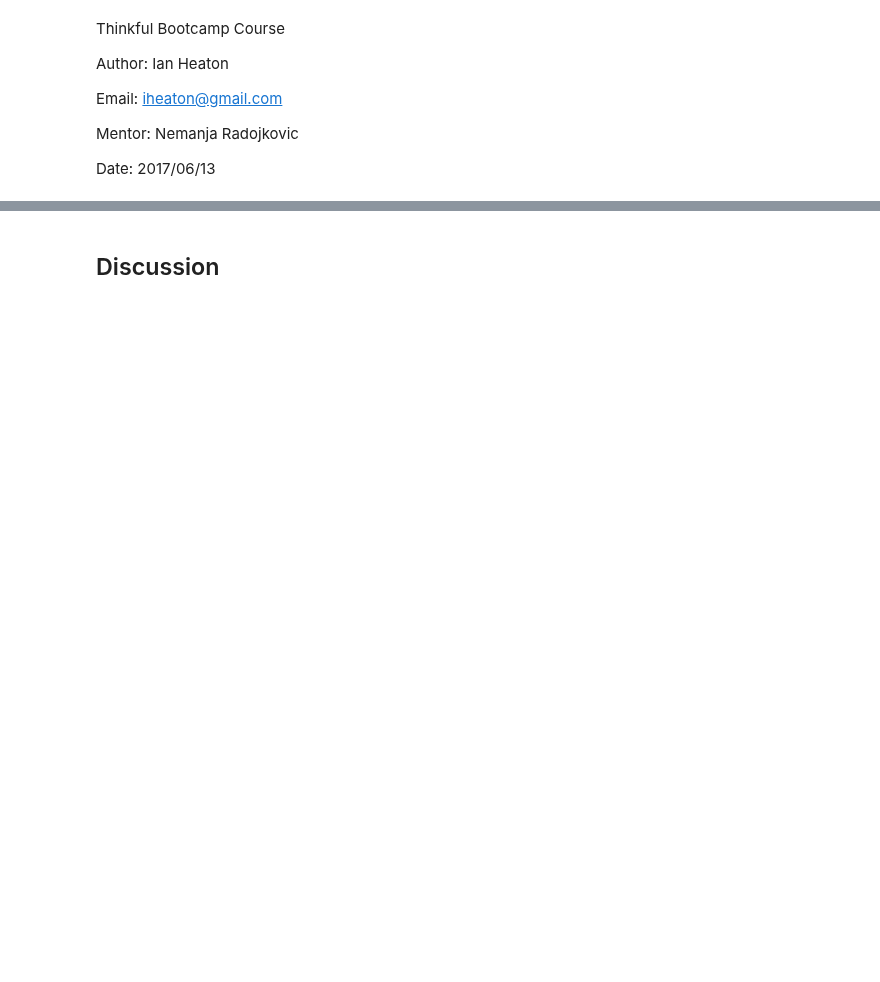
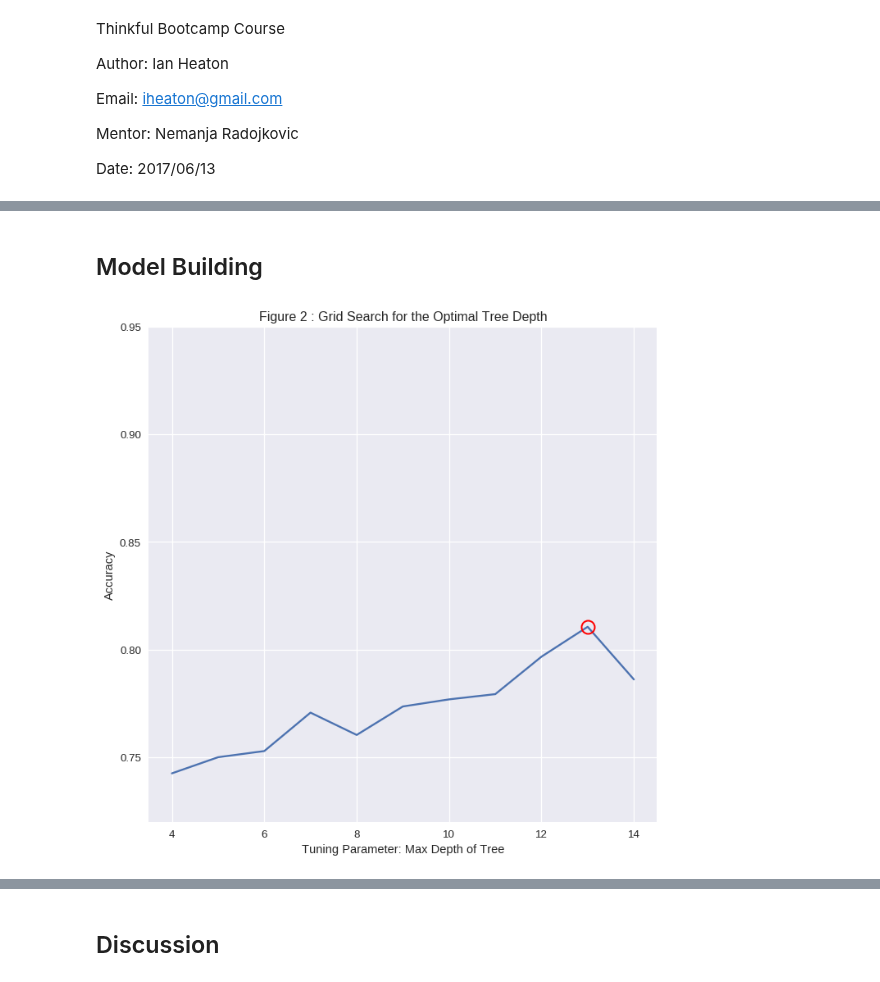
Before and after one commit to 315iah515/Thinkful-Notebooks, a Jupyter notebook: Bootcamp/Unsupervised/NaturalLanguageProcessing/NovelClassification.ipynb, the cells around one changed output, grey strips where cells are left out. Saved outputs shown, nothing was run; the diff lists cells and outputs as text; code cells hidden in the pictures; blank space fills up the shorter version.

```diff
--- a/Bootcamp/Unsupervised/NaturalLanguageProcessing/NovelClassification.ipynb
+++ b/Bootcamp/Unsupervised/NaturalLanguageProcessing/NovelClassification.ipynb
@@ -169,0 +258,16 @@ Number of Words is : 3015
+# %%
+sentDict = {}
+
+for i, sentence in enumerate(sentences['sentence']):
+    posDict = {w.pos_: 0 for w in alice_doc}
+    for word in sentence:
+        posDict[word.pos_] = posDict.get(word.pos_) + 1
+    sentDict[i] = posDict
+
+df = pd.DataFrame(sentDict).T
+print(df.shape)
+
+X = np.append(X.toarray(), df.values, 1)
+#X = np.append(X, df.values, 1)
+print(X.shape)
+df.head()
@@ -169,0 +297,28 @@ Number of Words is : 3015
+# %% [markdown]
+## Model Building
+# %%
+# Let us find the best value for depth of tree
+rfc = ensemble.RandomForestClassifier()
+y = np.where(sentences.author == 'Carroll', 0, 1)
+
+max_depth_range = list(range(4, 15))
+param_grid = dict(max_depth=max_depth_range)
+
+grid = GridSearchCV(rfc, param_grid, cv=5)
+grid.fit(X, y)
+
+# check the results of the grid search
+#print(grid.grid_scores_)
+grid.grid_scores_[1]
+grid_mean_scores = [result[1] for result in grid.grid_scores_]
+# this is a list of the average accuracies for each parameter combination
+plt.figure(figsize=(800/my_dpi, 800/my_dpi), dpi=my_dpi)
+plt.ylim([0.72, .95])
+plt.xlabel('Tuning Parameter: Max Depth of Tree')
+plt.ylabel('Accuracy')
+plt.plot(max_depth_range, grid_mean_scores)
+plt.title('Figure 2 : Grid Search for the Optimal Tree Depth')
+__ = plt.plot(grid.best_params_['max_depth'], grid.best_score_, 'ro', markersize=12, markeredgewidth=1.5,
+         markerfacecolor='None', markeredgecolor='r')
+# %% [output]
+[figure, added]
```
Also changed, not shown: parts of 32 cells of this notebook.
